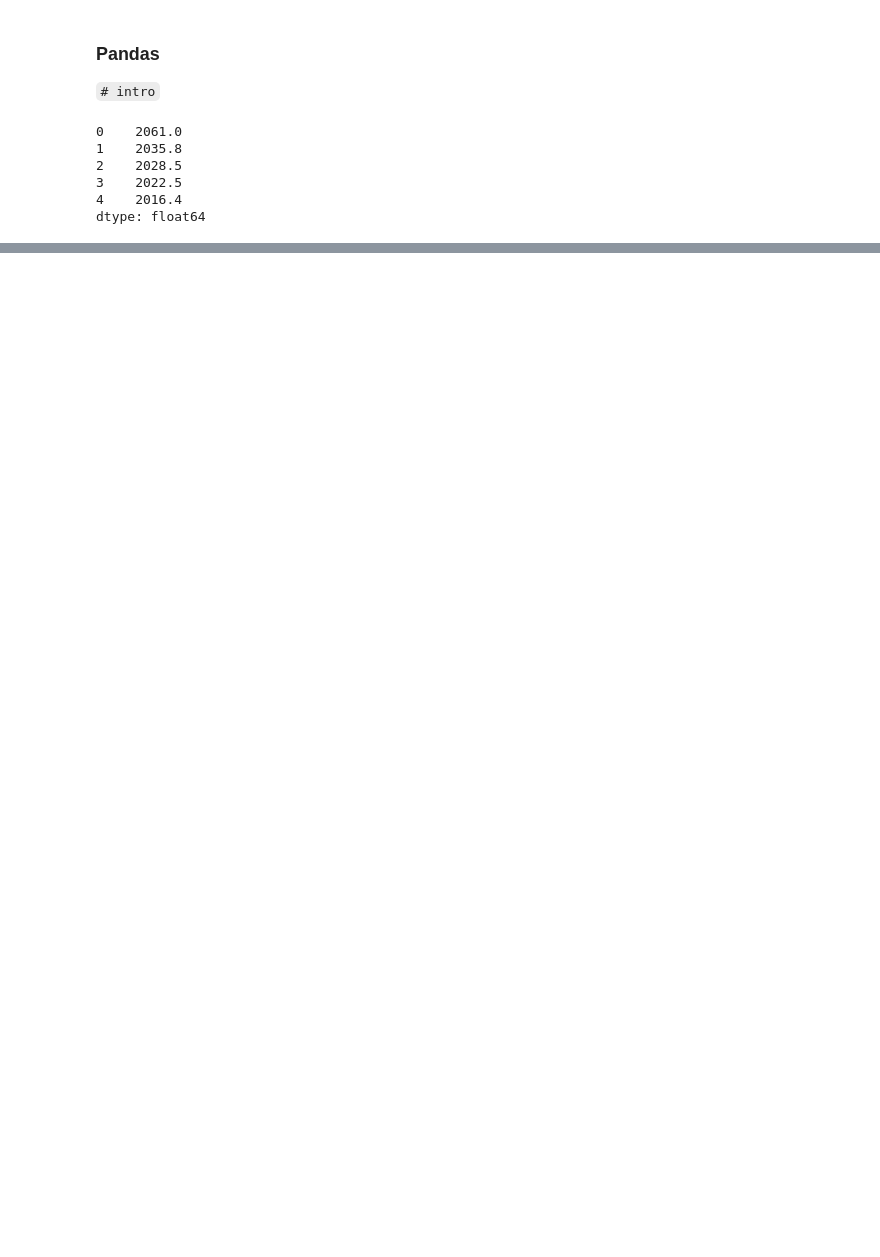
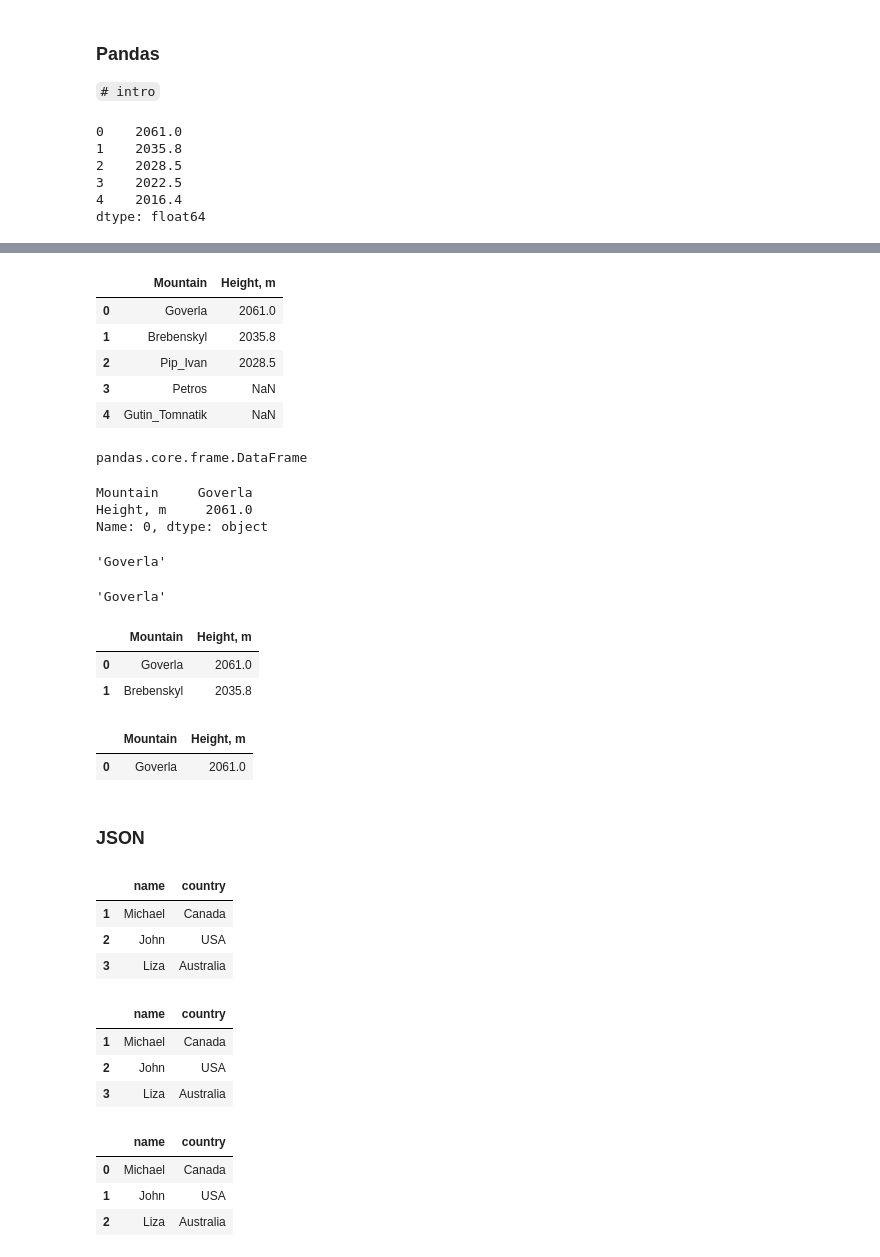
Before and after one commit to YuliiaChorna1/DS-02.1-Statistics-Pandas-, a Jupyter notebook: 2.1_extra_EDA.ipynb, the cells around one changed output, grey strips where cells are left out. Drawn from its saved outputs; the diff is of its cells as text; code cells hidden in the pictures; blank space fills up the shorter version.

```diff
--- a/2.1_extra_EDA.ipynb
+++ b/2.1_extra_EDA.ipynb
@@ -231,0 +344,39 @@ mountains_height = pd.Series(
+# %%
+mountains_height.columns = ["Mountain", "Height, m"]
+mountains_height
+# %% [output]
+|  | Mountain | Height, m |
+| 0 | Goverla | 2061.0 |
+| 1 | Brebenskyl | 2035.8 |
+| 2 | Pip_Ivan | 2028.5 |
+| 3 | Petros | NaN |
+| 4 | Gutin_Tomnatik | NaN |
+# %%
+type(mountains_height)
+# %% [output]
+pandas.core.frame.DataFrame
+# %%
+mountains_height.iloc[0]
+# %% [output]
+Mountain     Goverla
+Height, m     2061.0
+Name: 0, dtype: object
+# %%
+mountains_height.iloc[0, 0]
+# %% [output]
+'Goverla'
+# %%
+mountains_height.loc[0, "Mountain"]
+# %% [output]
+'Goverla'
+# %%
+mountains_height[mountains_height["Height, m"] > 2030]
+# %% [output]
+|  | Mountain | Height, m |
+| 0 | Goverla | 2061.0 |
+| 1 | Brebenskyl | 2035.8 |
+# %%
+mountains_height["Goverla" == mountains_height["Mountain"]]
+# %% [output]
+|  | Mountain | Height, m |
+| 0 | Goverla | 2061.0 |
@@ -231,0 +388,2 @@ mountains_height = pd.Series(
+# %% [markdown]
+### JSON
@@ -231,0 +400,8 @@ mountains_height = pd.Series(
+# %%
+df_d = pd.DataFrame(data["data"], columns=data["columns"], index=data["index"])
+df_d
+# %% [output]
+|  | name | country |
+| 1 | Michael | Canada |
+| 2 | John | USA |
+| 3 | Liza | Australia |
@@ -231,0 +410,8 @@ mountains_height = pd.Series(
+# %%
+employees = pd.read_json("names_countries.json", orient="split")
+employees
+# %% [output]
+|  | name | country |
+| 1 | Michael | Canada |
+| 2 | John | USA |
+| 3 | Liza | Australia |
@@ -231,0 +423,8 @@ mountains_height = pd.Series(
+# %%
+df_j = pd.DataFrame.from_dict(data)
+df_j
+# %% [output]
+|  | name | country |
+| 0 | Michael | Canada |
+| 1 | John | USA |
+| 2 | Liza | Australia |
```
Also changed, not shown: parts of 53 cells of this notebook.
